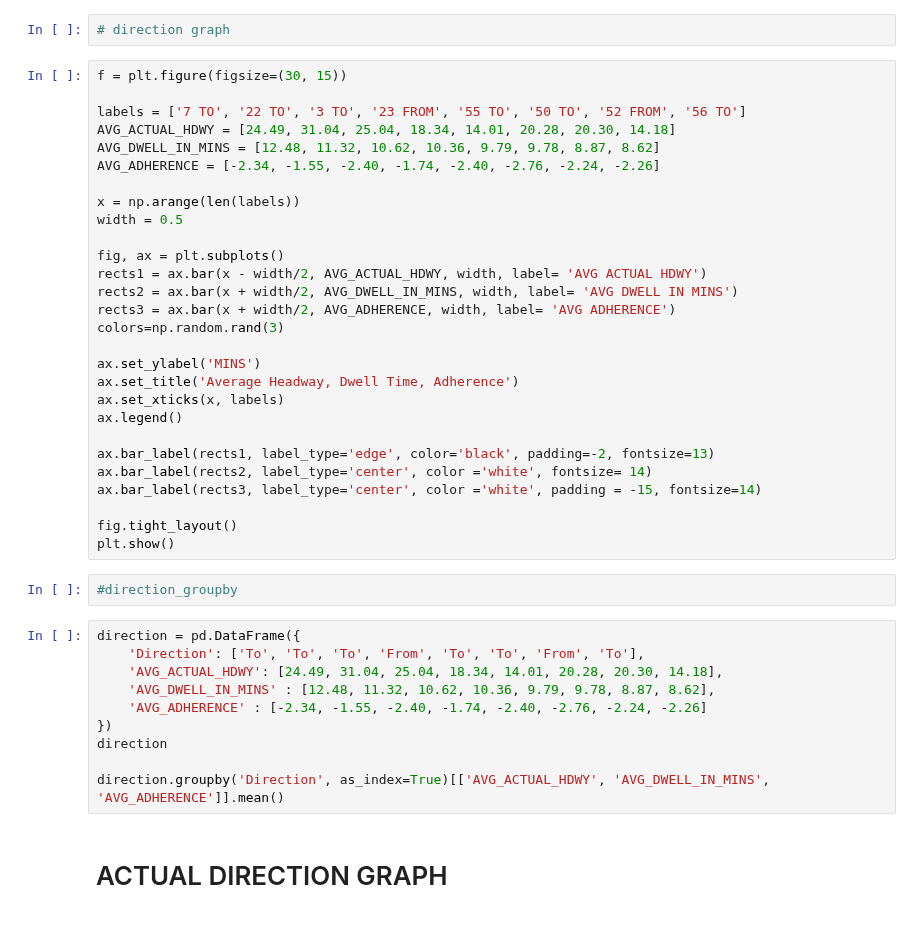
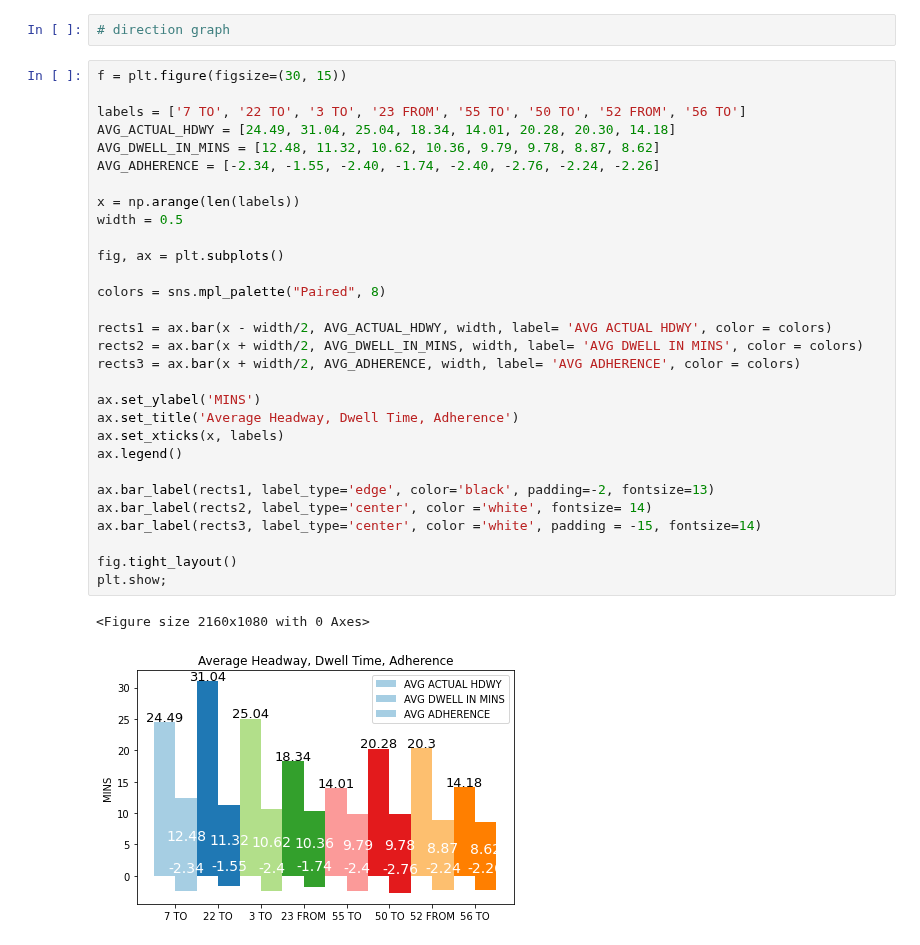
Before and after one commit to NSS-Data-Analytics-Cohort-7/wego-shut_up_and_take_my_query, a Jupyter notebook: WeGo/notebooks/Untitled1.ipynb, the cells around one changed output. Cells and saved outputs as stored; diff of their text form.

```diff
--- a/WeGo/notebooks/Untitled1.ipynb
+++ b/WeGo/notebooks/Untitled1.ipynb
@@ -127,42 +267,33 @@ plt.show()
 # %%
 f = plt.figure(figsize=(30, 15))
 
 labels = ['7 TO', '22 TO', '3 TO', '23 FROM', '55 TO', '50 TO', '52 FROM', '56 TO']
 AVG_ACTUAL_HDWY = [24.49, 31.04, 25.04, 18.34, 14.01, 20.28, 20.30, 14.18]
 AVG_DWELL_IN_MINS = [12.48, 11.32, 10.62, 10.36, 9.79, 9.78, 8.87, 8.62]
 AVG_ADHERENCE = [-2.34, -1.55, -2.40, -1.74, -2.40, -2.76, -2.24, -2.26]
 
 x = np.arange(len(labels))
 width = 0.5
 
 fig, ax = plt.subplots()
-rects1 = ax.bar(x - width/2, AVG_ACTUAL_HDWY, width, label= 'AVG ACTUAL HDWY')
-rects2 = ax.bar(x + width/2, AVG_DWELL_IN_MINS, width, label= 'AVG DWELL IN MINS')
-rects3 = ax.bar(x + width/2, AVG_ADHERENCE, width, label= 'AVG ADHERENCE')
-colors=np.random.rand(3)
+
+colors = sns.mpl_palette("Paired", 8)
+
+rects1 = ax.bar(x - width/2, AVG_ACTUAL_HDWY, width, label= 'AVG ACTUAL HDWY', color = colors)
+rects2 = ax.bar(x + width/2, AVG_DWELL_IN_MINS, width, label= 'AVG DWELL IN MINS', color = colors)
+rects3 = ax.bar(x + width/2, AVG_ADHERENCE, width, label= 'AVG ADHERENCE', color = colors)
 
 ax.set_ylabel('MINS')
 ax.set_title('Average Headway, Dwell Time, Adherence')
 ax.set_xticks(x, labels)
 ax.legend()
 
 ax.bar_label(rects1, label_type='edge', color='black', padding=-2, fontsize=13)
 ax.bar_label(rects2, label_type='center', color ='white', fontsize= 14)
 ax.bar_label(rects3, label_type='center', color ='white', padding = -15, fontsize=14)
 
 fig.tight_layout()
-plt.show()
+plt.show;
+# %% [output]
+<Figure size 2160x1080 with 0 Axes>
+[figure, added]
-# %%
-#direction_groupby
-# %%
-direction = pd.DataFrame({
-    'Direction': ['To', 'To', 'To', 'From', 'To', 'To', 'From', 'To'],
-    'AVG_ACTUAL_HDWY': [24.49, 31.04, 25.04, 18.34, 14.01, 20.28, 20.30, 14.18],
-    'AVG_DWELL_IN_MINS' : [12.48, 11.32, 10.62, 10.36, 9.79, 9.78, 8.87, 8.62],
-    'AVG_ADHERENCE' : [-2.34, -1.55, -2.40, -1.74, -2.40, -2.76, -2.24, -2.26]
-})
-direction
-
-direction.groupby('Direction', as_index=True)[['AVG_ACTUAL_HDWY', 'AVG_DWELL_IN_MINS', 'AVG_ADHERENCE']].mean()
-# %% [markdown]
-# ACTUAL DIRECTION GRAPH
```
Also changed, not shown: parts of 44 cells of this notebook.
